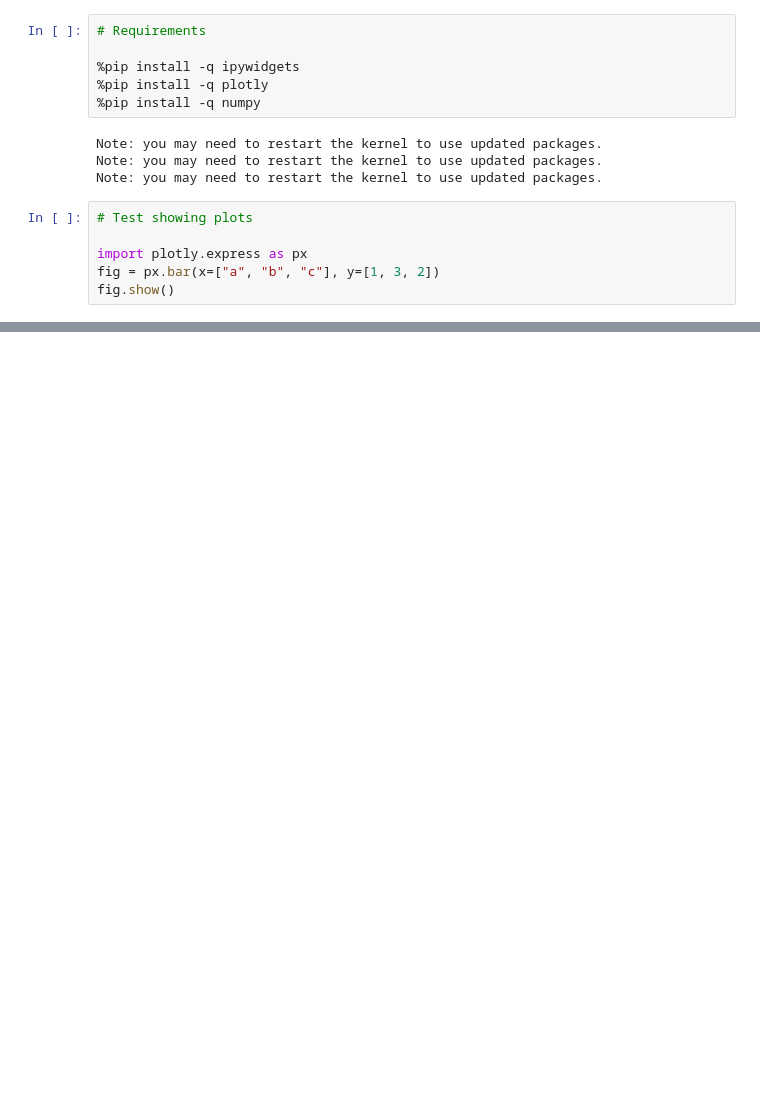
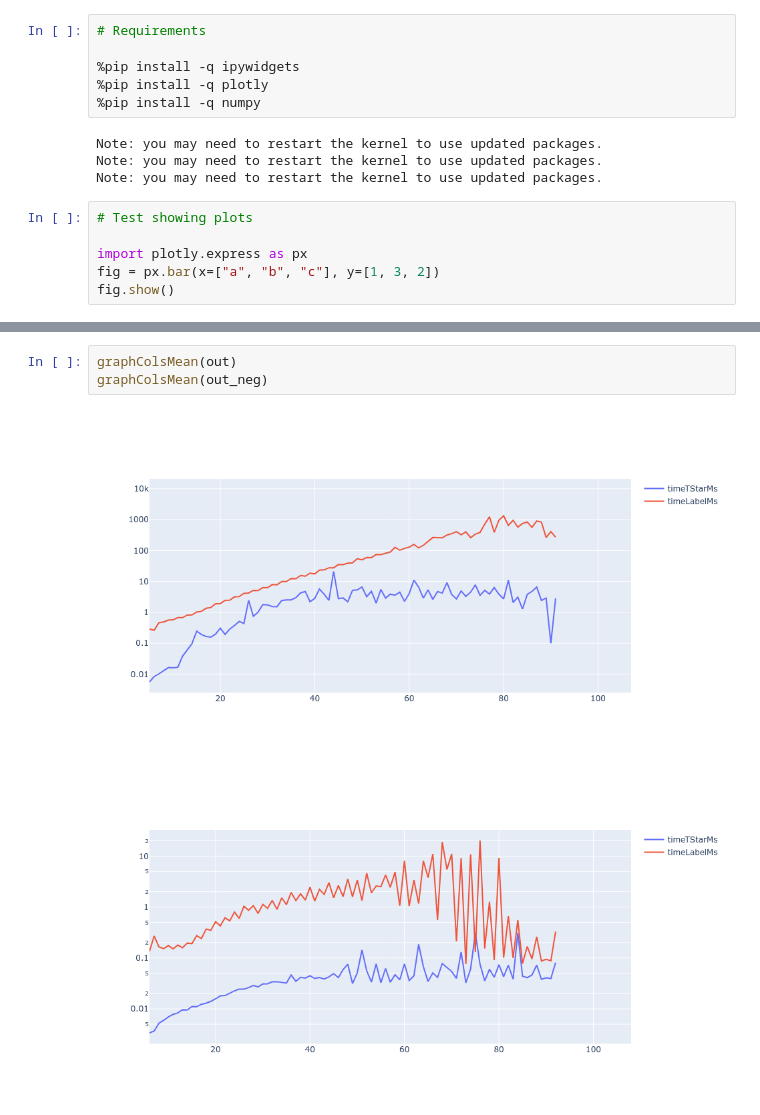
Before and after one commit to AdrianSiwiec/sci, a Jupyter notebook: notebook1.ipynb, the cells around one changed output, grey strips where cells are left out. Cells and saved outputs as stored; diff of their text form; blank space fills up the shorter version.

```diff
--- a/notebook1.ipynb
+++ b/notebook1.ipynb
@@ -30 +55,7 @@ df.head()
+# %%
+graphColsMean(out)
+graphColsMean(out_neg)
+# %% [output]
+[figure, added]
+[figure, added]
 # %%
```
Also changed, not shown: parts of 4 cells of this notebook, 3 other files.
